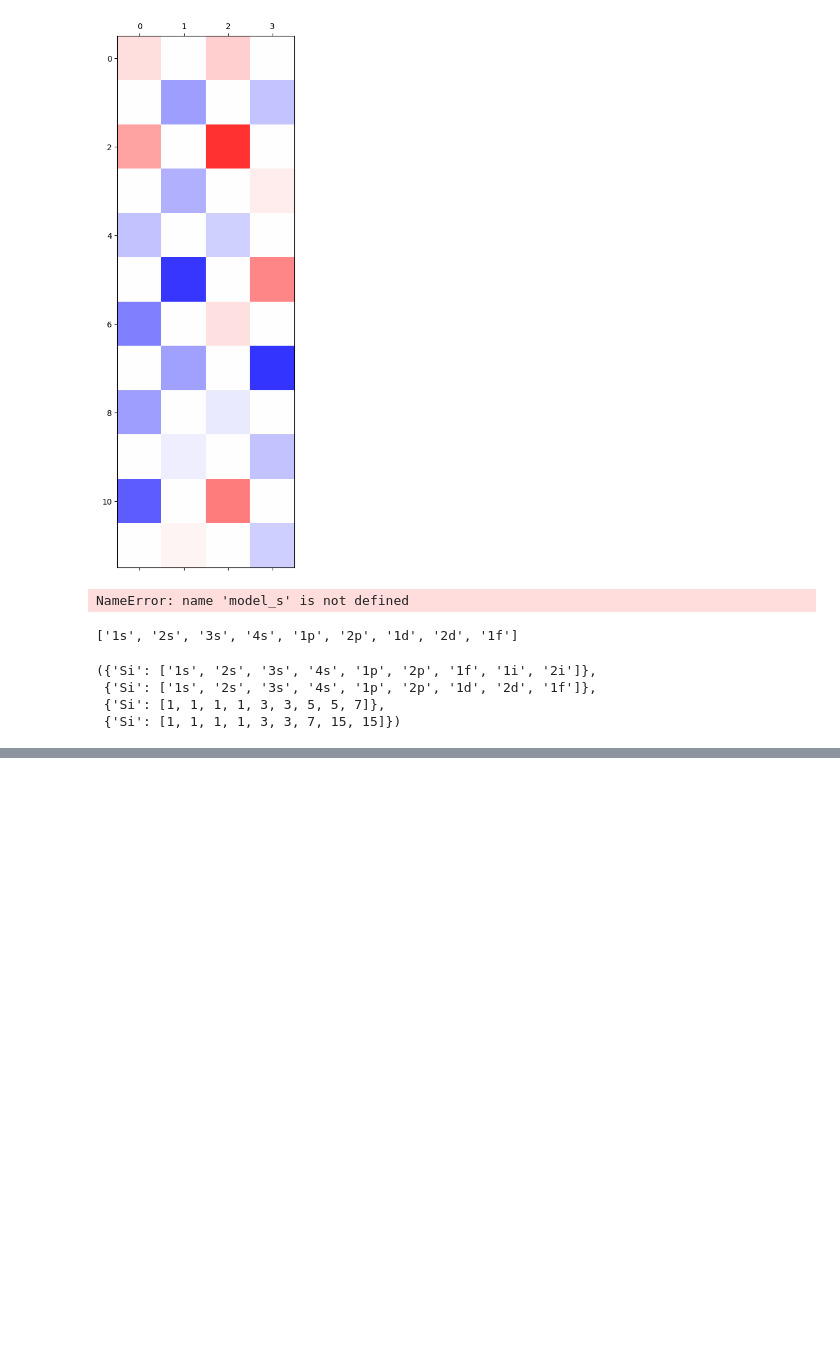
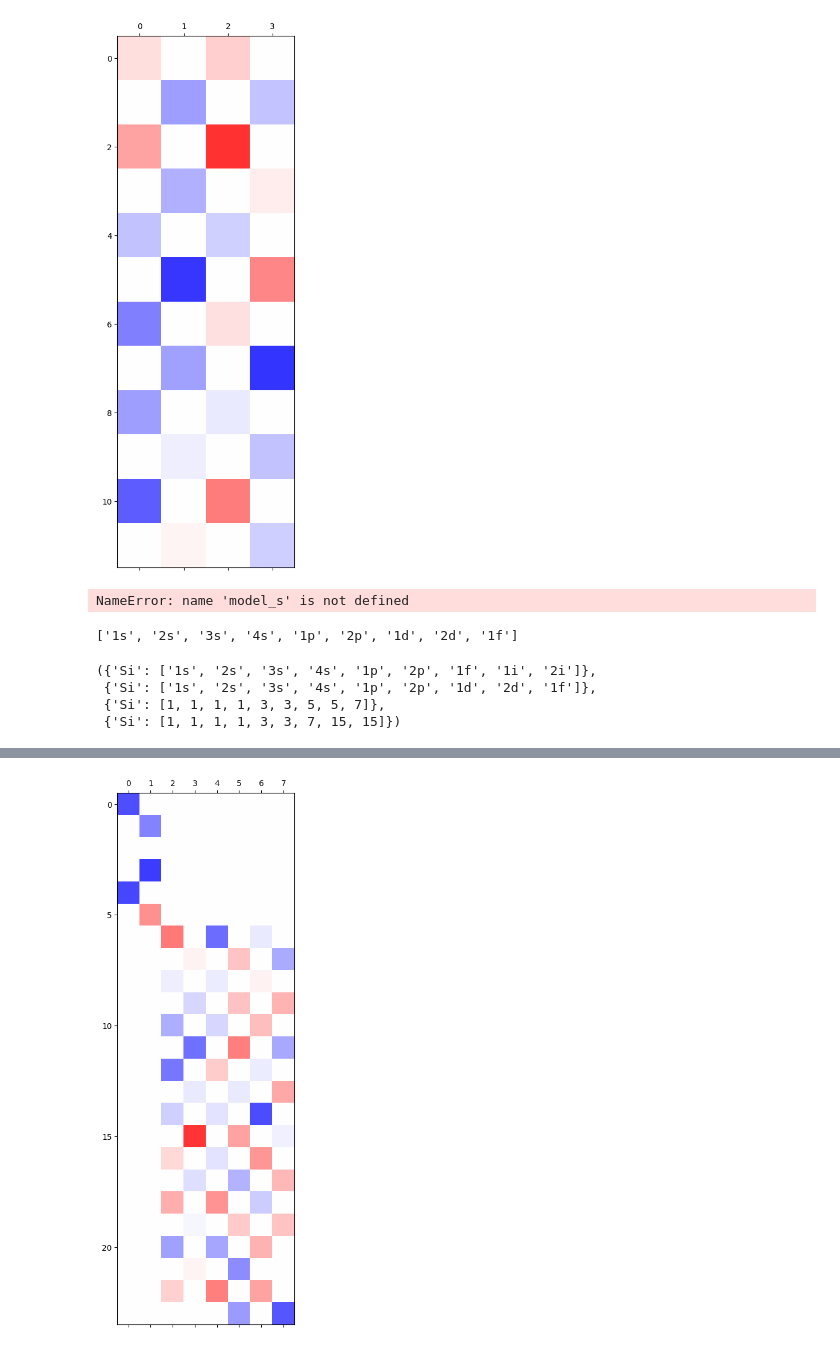
Before and after one commit to floatingCatty/Hubbard, a Jupyter notebook: debug.ipynb, the cells around one changed output, grey strips where cells are left out. Drawn from its saved outputs; the diff is of its cells as text; code cells hidden in the pictures; blank space fills up the shorter version.

```diff
--- a/debug.ipynb
+++ b/debug.ipynb
@@ -369,0 +415,6 @@ a[x[:,None,None],y[:,None],z[None,:]] = 1
+# %%
+import matplotlib.pyplot as plt
+plt.matshow(result[0]["Si"][0], cmap="bwr", vmin=-1, vmax=1)
+plt.show()
+# %% [output]
+[figure, added]
```
Also changed, not shown: parts of 4 cells of this notebook, 4 other files.
